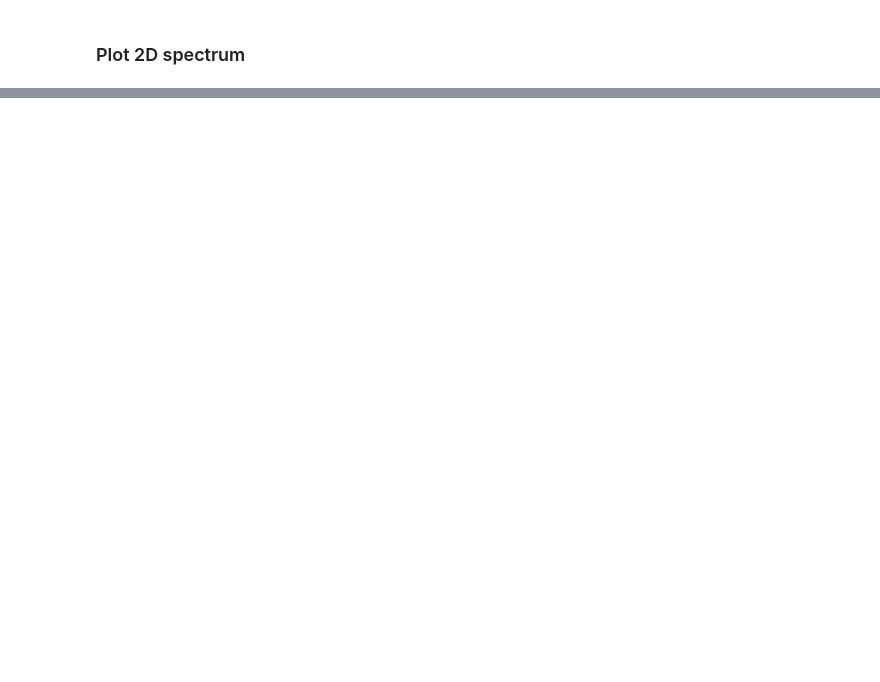
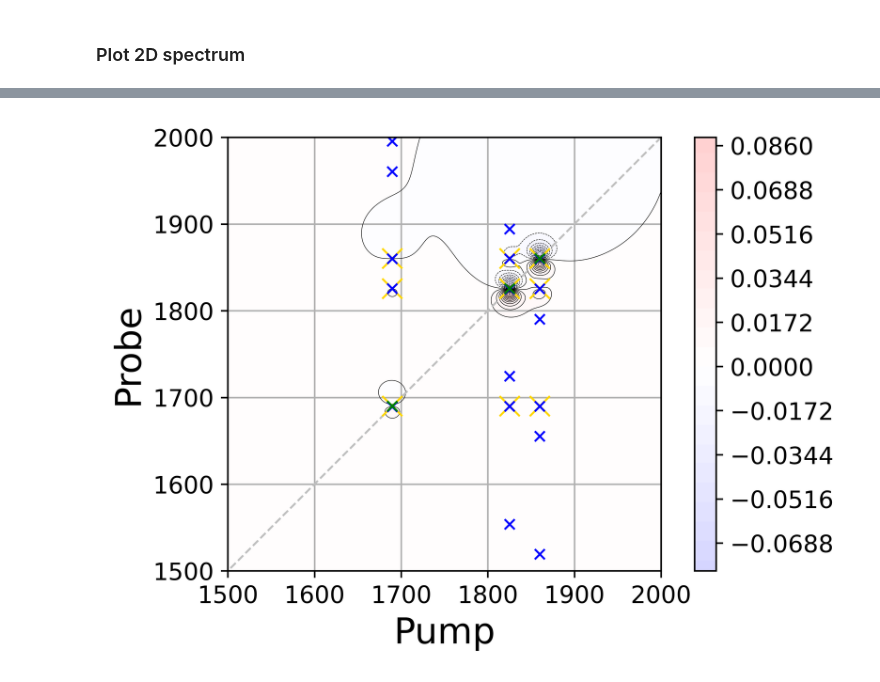
Before and after one commit to chjacob-tubs/Vibrations2D, a Jupyter notebook: New_2DIR.ipynb, the cells around one changed output, grey strips where cells are left out. Cells and saved outputs as stored; diff of their text form; code cells hidden in the pictures; blank space fills up the shorter version.

```diff
--- a/New_2DIR.ipynb
+++ b/New_2DIR.ipynb
@@ -67,0 +106,27 @@ plt.plot(emi_x,emi_y, "gx", label='stim. emiss.', markersize=5)
+# %%
+if harm:
+    fig, ax = plt.subplots(dpi=600)
+    plt.plot([0,newmax], [0,newmax], ls="--", c="0.75", linewidth=1)
+
+    plt.grid(True)
+    ax.set_aspect(1./ax.get_data_ratio())
+
+    fig = plt.contourf(xh,yh,zh, 500, alpha=1, cmap=plt.cm.seismic, vmax=z_val, vmin=-z_val)
+    CS = plt.contour(xh,yh,zh,25,colors='k',linewidths=.25)
+
+    cbar = plt.colorbar(fig)
+    cbar.ax.tick_params(labelsize=12)
+    ax.tick_params(labelsize=12)
+    plt.xlabel('Pump', fontsize=18)
+    plt.ylabel('Probe', fontsize=18)
+    plt.xlim(newmin,newmax)
+    plt.ylim(newmin,newmax)
+
+    plt.plot(ble_xh,ble_yh, "x", color='gold', label='bleaching', markersize=10)
+    plt.plot(exc_xh,exc_yh, "bx", label='excitation', markersize=5)
+    plt.plot(emi_xh,emi_yh, "gx", label='stim. emiss.', markersize=5)
+
+
+    #plt.savefig('%s_harm_lorentz.png' %(mol),bbox_inches='tight')
+# %% [output]
+[figure, added]
```
Also changed, not shown: parts of 6 cells of this notebook.
